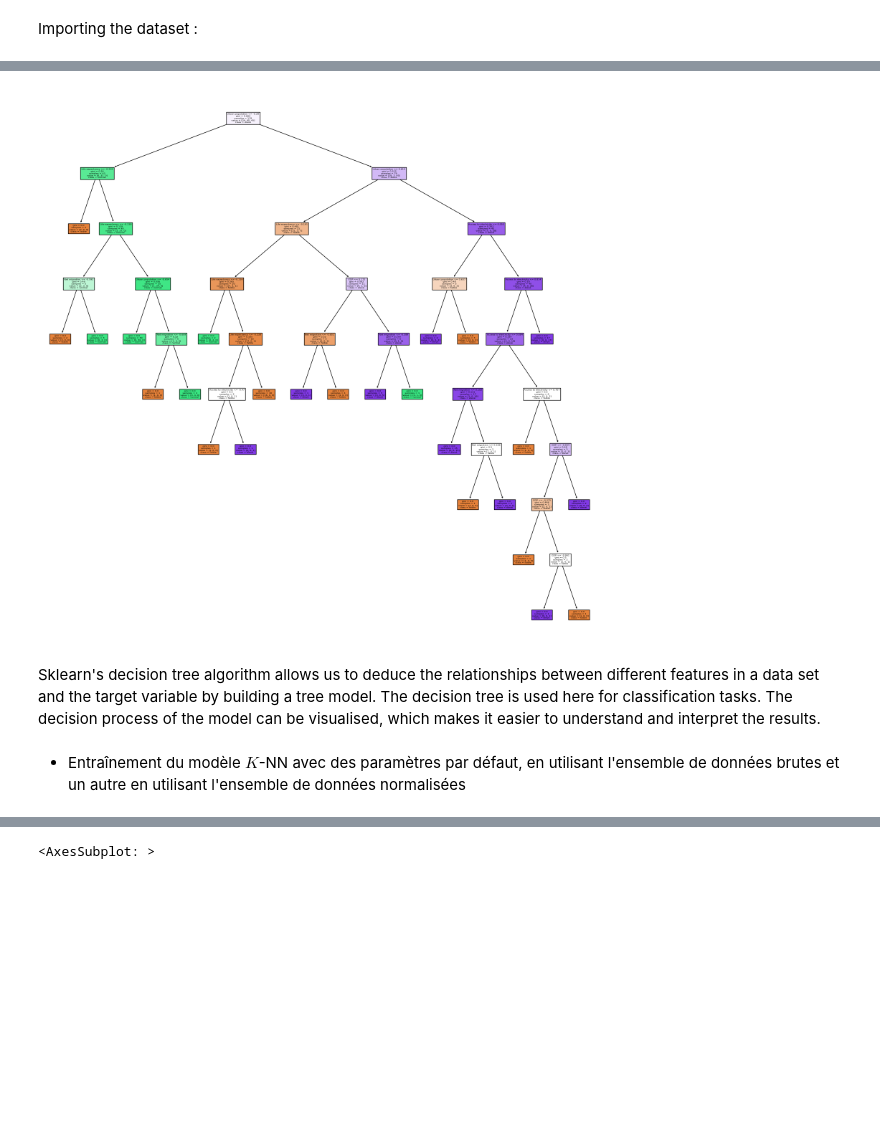
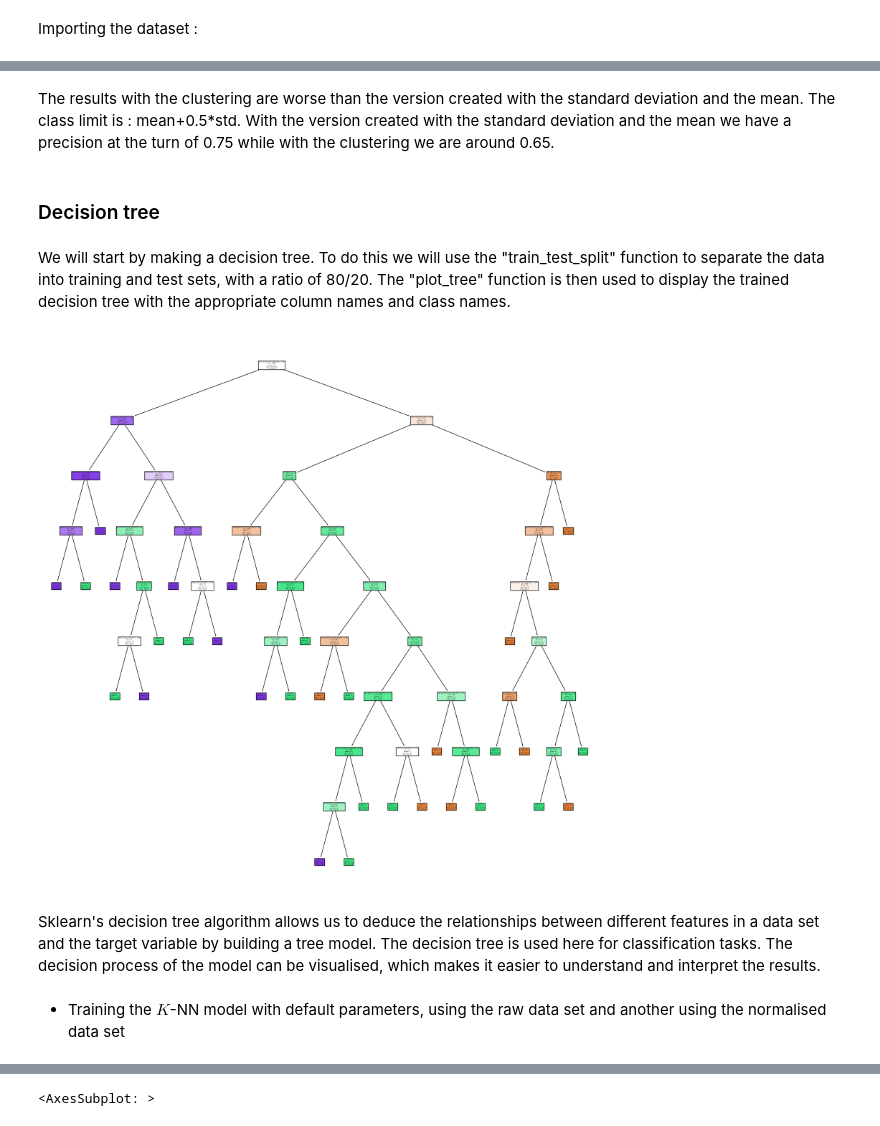
Before and after one commit to f2ire/IA_project, a Jupyter notebook: report-classification.ipynb, the cells around one changed output, grey strips where cells are left out. Drawn from its saved outputs; the diff is of its cells as text; code cells hidden in the pictures; blank space fills up the shorter version.

```diff
--- a/report-classification.ipynb
+++ b/report-classification.ipynb
@@ -16,7 +17,7 @@ import outliers
 # %% [markdown]
 Importing the dataset :
 # %%
-df1= pd.read_csv("normalized_clean_dataframe_wo_outlier.csv", sep=",")
+df1= pd.read_csv("normalized_clean_dataframe.csv", sep=",")
 country_names=df1["Country Name"]
 df=df1.drop(columns=["Country Name"],axis=1)
 df
@@ -137,0 +61,5 @@ colonne=['Net migration', 'Life expectancy',
+# %%
+name_col = "Life expectancy at birth, total (years)"
+df_modif,X,Health,y=fc.classification(name_col,df)
+df[name_col]
+colonne=X.columns
@@ -137,0 +74,3 @@ colonne=['Net migration', 'Life expectancy',
+# %%
+F1,accuracy,classificationreport,dt=fc.score(name_col,X,Health)
+print(classificationreport)
@@ -138,18 +146,24 @@ colonne=['Net migration', 'Life expectancy',
+# %% [markdown]
+The results with the clustering are worse than the version created with the standard deviation and the mean.
+The class limit is : mean+0.5*std. With the version created with the standard deviation and the mean we have
+a precision at the turn of 0.75 while with the clustering we are around 0.65.
+# %% [markdown]
+### Decision tree
+# %% [markdown]
+We will start by making a decision tree. To do this we will use the "train_test_split" function to separate the data into training and test sets, with a ratio of 80/20. The "plot_tree" function is then used to display the trained decision tree with the appropriate column names and class names.
 # %%
-
-try:
-    from sklearn.tree import plot_tree
-    plt.figure(figsize=(20,20))
-    #sklearn.tree.plot_tree(dt,feature_names=df.columns,class_names=["faible","normal","élevé"],filled=True,fontsize=10)
-    _=plot_tree(dt,filled=True,feature_names=colonne,class_names=["faible","normal","élevé"])
-except ImportError:
-    pass
+from sklearn.tree import plot_tree
+plt.figure(figsize=(20,20))
+x_train,x_test,y_train,y_test=sklearn.model_selection.train_test_split(X,Health, test_size=0.20, \
+train_size=0.80,shuffle=True,stratify=Health)
+fc.train_dt(x_train,y_train)
+_=plot_tree(dt,filled=True,feature_names=colonne,class_names=["pauvre","normal","riche"])
 # %% [output]
-[figure, old version]
+[figure, new version]
 # %% [markdown]
 Sklearn's decision tree algorithm allows us to deduce the relationships between different features in a data set and the target variable by building a tree model. The decision tree is used here for classification tasks. The decision process of the model can be visualised, which makes it easier to understand and interpret the results.
-# %% [markdown]
-+ Entraînement du modèle $K$-NN avec des paramètres par défaut, en utilisant l'ensemble de données brutes et un autre en utilisant l'ensemble de données normalisées
+# %% [markdown]
++ Training the $K$-NN model with default parameters, using the raw data set and another using the normalised data set
 # %%
 from sklearn.neighbors import KNeighborsClassifier
 from sklearn.model_selection import StratifiedKFold
```
Also changed, not shown: parts of 42 cells of this notebook, 1 other file.
